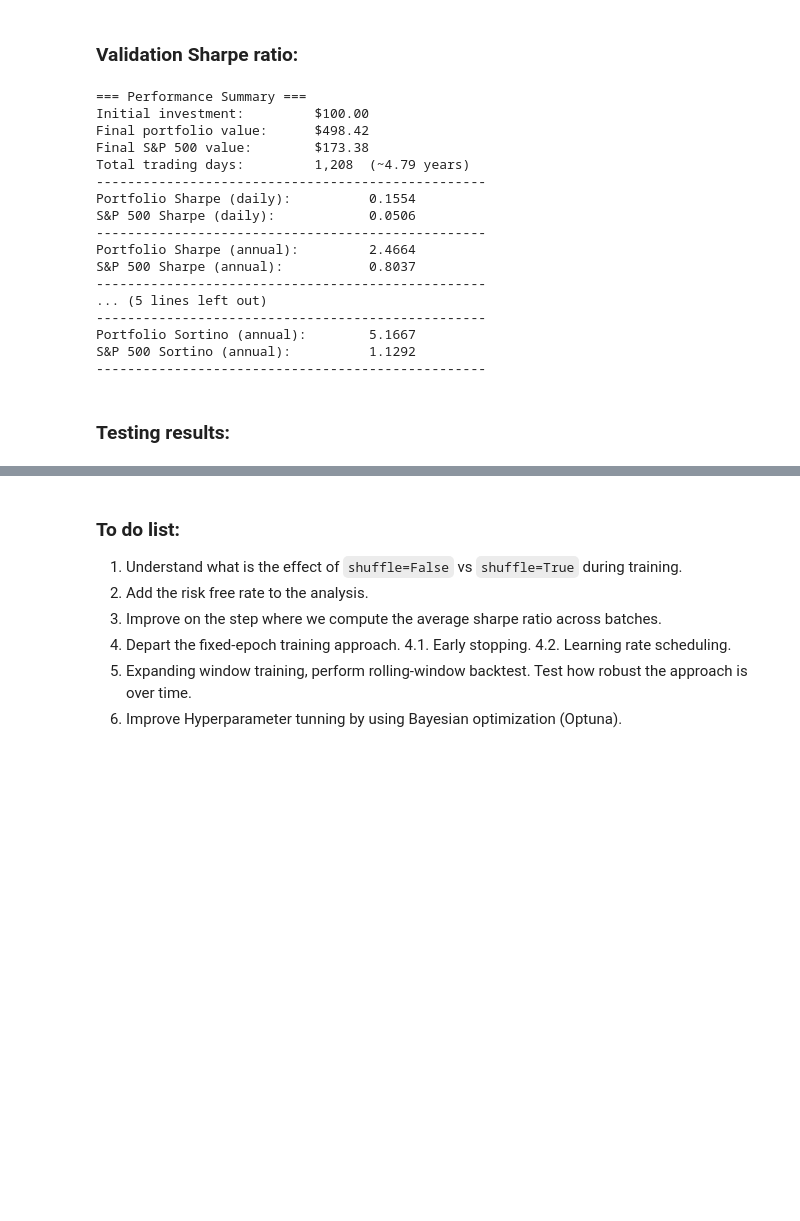
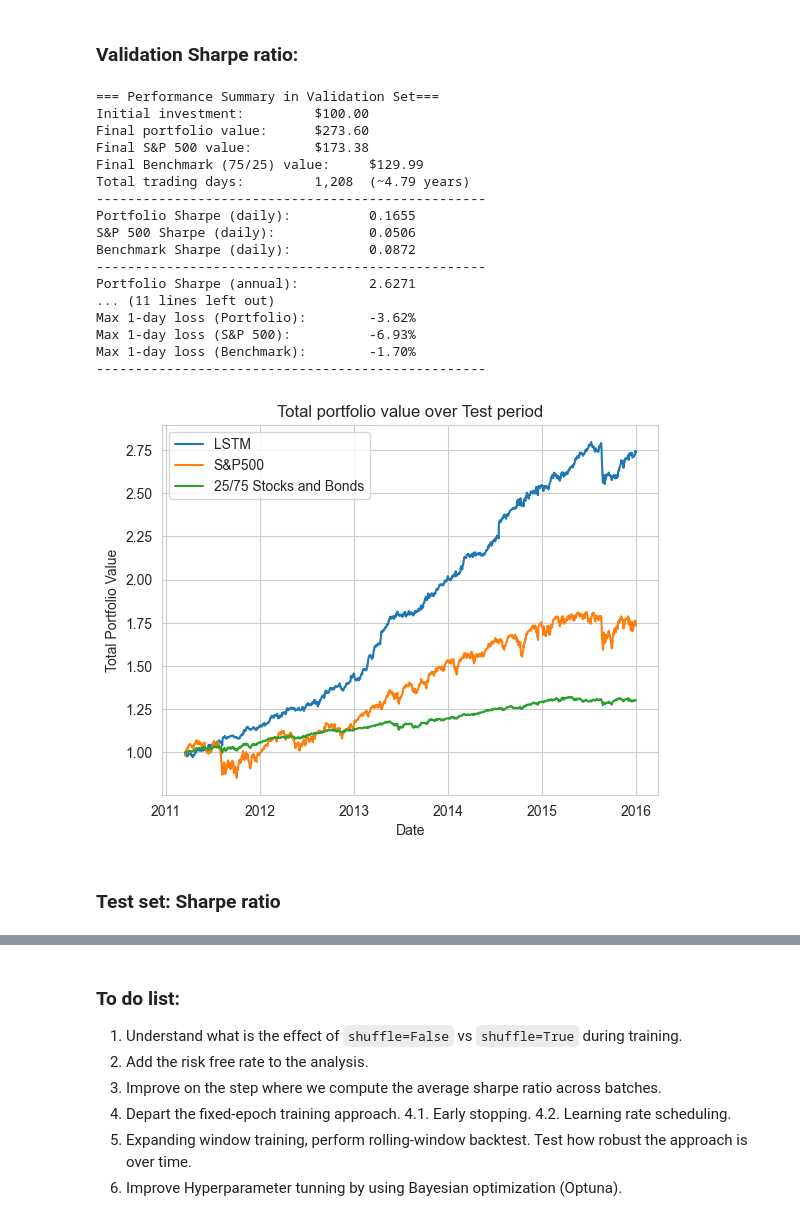
Before and after one commit to BelmudesLSB/quant-finance-projects, a Jupyter notebook: lstm_portfolio_opt/02_ltsm_trading_strategy.ipynb, the cells around one changed output, grey strips where cells are left out. Cells and saved outputs as stored; diff of their text form; code cells hidden in the pictures; blank space fills up the shorter version.

```diff
--- a/lstm_portfolio_opt/02_ltsm_trading_strategy.ipynb
+++ b/lstm_portfolio_opt/02_ltsm_trading_strategy.ipynb
@@ -445,6 +448,9 @@ with torch.no_grad():
 W = torch.cat(all_weights).numpy()   # (T, 4) portfolio weights
 R = torch.cat(all_returns).numpy()   # (T, 4) realized next-day asset returns
 sp500_rets = R[:, 0]                 # S&P500 proxy: stock_return column
+
+# --- Benchmark weights: 25% stocks, 75% bonds ---
+bench_rets = 0.25 * R[:, 0] + 0.75 * R[:, 1]
 
 # --- Portfolio daily returns ---
 port_rets = (W * R).sum(axis=1)
@@ -453,8 +459,10 @@ port_rets = (W * R).sum(axis=1)
 initial_capital = 100
 cum_growth = (1 + port_rets).cumprod()
 cum_sp500  = (1 + sp500_rets).cumprod()
+cum_bench = (1 + bench_rets).cumprod()
 final_value  = initial_capital * cum_growth[-1]
 final_sp500  = initial_capital * cum_sp500[-1]
+final_bench = initial_capital * cum_bench[-1]
 
 # --- Time stats ---
 n_days = len(port_rets)
@@ -465,72 +473,99 @@ port_mean_daily = port_rets.mean()
 port_std_daily  = port_rets.std()
 sp_mean_daily   = sp500_rets.mean()
 sp_std_daily    = sp500_rets.std()
+bench_mean_daily = bench_rets.mean()
+bench_std_daily  = bench_rets.std()
+
 
 # --- SHARPE RATIOS ---
 port_sharpe_daily  = port_mean_daily / port_std_daily
 sp500_sharpe_daily = sp_mean_daily / sp_std_daily
+bench_sharpe_daily  = bench_mean_daily / bench_std_daily
 port_sharpe_annual = port_sharpe_daily * np.sqrt(252)
 sp500_sharpe_annual = sp500_sharpe_daily * np.sqrt(252)
+bench_sharpe_annual = bench_sharpe_daily * np.sqrt(252)
 
 # --- MAXIMUM DAILY LOSS ---
 max_loss_port = port_rets.min()
 max_loss_sp500 = sp500_rets.min()
+max_loss_bench = bench_rets.min()
 
 # --- DOWNSIDE DEVIATION (daily) ---
 target_return = 0.0  # typically 0 or risk-free rate
 downside_diff = np.minimum(0, port_rets - target_return)
 port_downside_std = np.sqrt((downside_diff**2).mean())
-
 downside_diff_sp = np.minimum(0, sp500_rets - target_return)
 sp_downside_std = np.sqrt((downside_diff_sp**2).mean())
+downside_diff_bench = np.minimum(0, bench_rets - target_return)
+bench_downside_std = np.sqrt((downside_diff_bench**2).mean())
 
 # --- SORTINO RATIOS (daily) ---
 port_sortino_daily = port_mean_daily / port_downside_std
 sp500_sortino_daily = sp_mean_daily / sp_downside_std
+bench_sortino_daily = bench_mean_daily / bench_downside_std
 
 # --- SORTINO RATIOS (annualized) ---
 port_sortino_annual = port_sortino_daily * np.sqrt(252)
 sp500_sortino_annual = sp500_sortino_daily * np.sqrt(252)
+bench_sortino_annual = bench_sortino_daily * np.sqrt(252)
 
 # --- PRINT RESULTS ---
-print("\n=== Performance Summary ===")
+print("\n=== Performance Summary in Validation Set===")
 print(f"Initial investment:         ${initial_capital:.2f}")
 print(f"Final portfolio value:      ${final_value:.2f}")
 print(f"Final S&P 500 value:        ${final_sp500:.2f}")
+print(f"Final Benchmark (75/25) value:     ${final_bench:.2f}")
 print(f"Total trading days:         {n_days:,}  (~{n_years:.2f} years)")
 print("--------------------------------------------------")
 print(f"Portfolio Sharpe (daily):          {port_sharpe_daily:.4f}")
 print(f"S&P 500 Sharpe (daily):            {sp500_sharpe_daily:.4f}")
+print(f"Benchmark Sharpe (daily):          {bench_sharpe_daily:.4f}")
 print("--------------------------------------------------")
 print(f"Portfolio Sharpe (annual):         {port_sharpe_annual:.4f}")
 print(f"S&P 500 Sharpe (annual):           {sp500_sharpe_annual:.4f}")
+print(f"Benchmark Sharpe (annual):         {bench_sharpe_annual:.4f}")
+print("--------------------------------------------------")
+print(f"Portfolio Sortino (daily):         {port_sortino_daily:.4f}")
+print(f"S&P 500 Sortino (daily):           {sp500_sortino_daily:.4f}")
+print(f"Benchmark Sortino (daily):         {bench_sortino_daily:.4f}")
+print("--------------------------------------------------")
+print(f"Portfolio Sortino (annual):        {port_sortino_annual:.4f}")
+print(f"S&P 500 Sortino (annual):          {sp500_sortino_annual:.4f}")
+print(f"Benchmark Sortino (annual):        {bench_sortino_annual:.4f}")
 print("--------------------------------------------------")
 print(f"Max 1-day loss (Portfolio):        {max_loss_port*100:.2f}%")
 print(f"Max 1-day loss (S&P 500):          {max_loss_sp500*100:.2f}%")
+print(f"Max 1-day loss (Benchmark):        {max_loss_bench*100:.2f}%")
 print("--------------------------------------------------")
-print(f"Portfolio Sortino (daily):         {port_sortino_daily:.4f}")
-print(f"S&P 500 Sortino (daily):           {sp500_sortino_daily:.4f}")
-print("--------------------------------------------------")
-print(f"Portfolio Sortino (annual):        {port_sortino_annual:.4f}")
-print(f"S&P 500 Sortino (annual):          {sp500_sortino_annual:.4f}")
-print("--------------------------------------------------")
 # %% [output]
-=== Performance Summary ===
+=== Performance Summary in Validation Set===
 Initial investment:         $100.00
-Final portfolio value:      $498.42
+Final portfolio value:      $273.60
 Final S&P 500 value:        $173.38
+Final Benchmark (75/25) value:     $129.99
 Total trading days:         1,208  (~4.79 years)
 --------------------------------------------------
-Portfolio Sharpe (daily):          0.1554
+Portfolio Sharpe (daily):          0.1655
 S&P 500 Sharpe (daily):            0.0506
+Benchmark Sharpe (daily):          0.0872
 --------------------------------------------------
-Portfolio Sharpe (annual):         2.4664
-S&P 500 Sharpe (annual):           0.8037
+Portfolio Sharpe (annual):         2.6271
+... (11 lines left out)
+Max 1-day loss (Portfolio):        -3.62%
+Max 1-day loss (S&P 500):          -6.93%
+Max 1-day loss (Benchmark):        -1.70%
 --------------------------------------------------
-... (5 lines left out)
---------------------------------------------------
-Portfolio Sortino (annual):        5.1667
-S&P 500 Sortino (annual):          1.1292
---------------------------------------------------
+# %%
+plt.plot(df_val['date'][seq_len:], cum_growth, label='LSTM')
+plt.plot(df_val['date'][seq_len:], cum_sp500, label='S&P500')
+plt.plot(df_val['date'][seq_len:], cum_bench, label='25/75 Stocks and Bonds')
+plt.xlabel("Date")
+plt.ylabel("Total Portfolio Value")
+plt.title("Total portfolio value over Test period")
+plt.legend()
+plt.grid(True)
+plt.show()
+# %% [output]
+[figure, added]
 # %% [markdown]
-### Testing results:
+### Test set: Sharpe ratio
```
Also changed, not shown: parts of 10 cells of this notebook.
